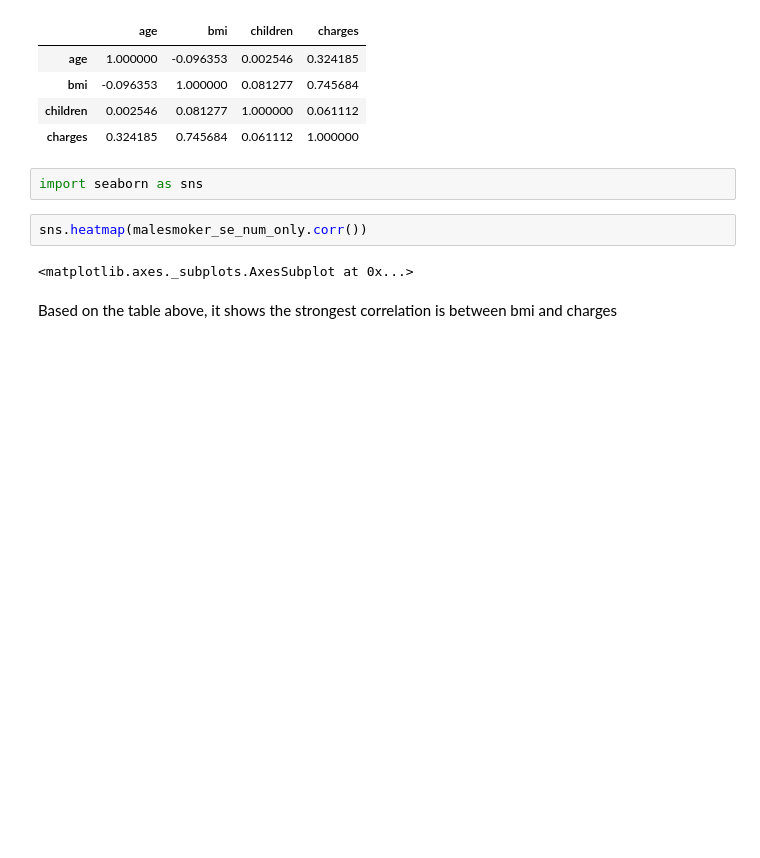
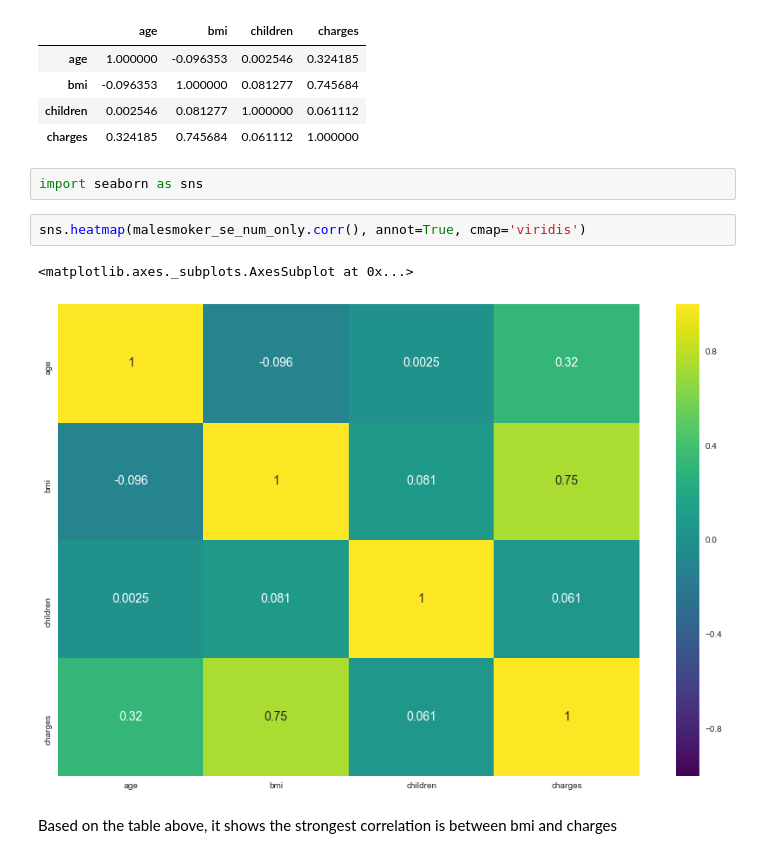
Before and after one commit to mkrijal/Insurance, a Jupyter notebook: Mining Insurance.ipynb, the cells around one changed output. Drawn from its saved outputs; the diff is of its cells as text; blank space fills up the shorter version.

```diff
--- a/Mining Insurance.ipynb
+++ b/Mining Insurance.ipynb
@@ -203,9 +203,10 @@ malesmoker_se_num_only.corr()
 # %%
 import seaborn as sns
 # %%
-sns.heatmap(malesmoker_se_num_only.corr())
+sns.heatmap(malesmoker_se_num_only.corr(), annot=True, cmap='viridis')
 # %% [output]
 <matplotlib.axes._subplots.AxesSubplot at 0x...>
+[figure, added]
 # %% [markdown]
 Based on the table above, it shows the strongest correlation is between bmi and charges
 # %% [markdown]
```
Also changed, not shown: parts of 5 cells of this notebook.
